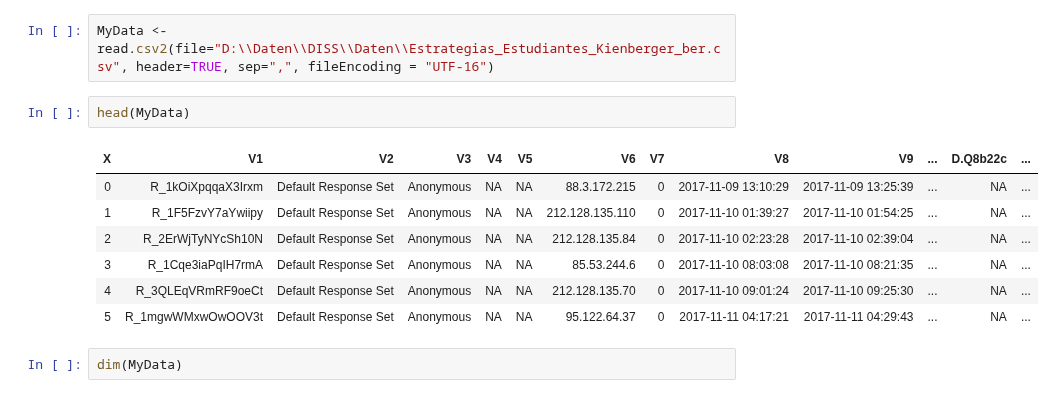
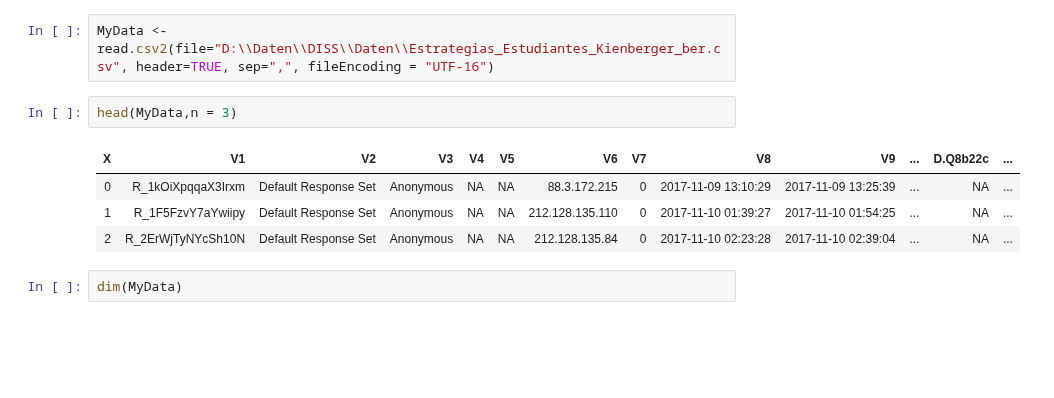
Before and after one commit to martinakienberger/Dissertation_LIS, a Jupyter notebook: IRT.ipynb, the cells around one changed output. Cells and saved outputs as stored; diff of their text form; blank space fills up the shorter version.

```diff
--- a/IRT.ipynb
+++ b/IRT.ipynb
@@ -1,15 +1,12 @@
 # %%
 MyData <- read.csv2(file="D:\\Daten\\DISS\\Daten\\Estrategias_Estudiantes_Kienberger_ber.csv", header=TRUE, sep=",", fileEncoding = "UTF-16")
 # %%
-head(MyData)
+head(MyData,n = 3)
 # %% [output]
 | X | V1 | V2 | V3 | V4 | V5 | V6 | V7 | V8 | V9 | ... | D.Q8b22c | ... |
 | 0 | R_1kOiXpqqaX3Irxm | Default Response Set | Anonymous | NA | NA | 88.3.172.215 | 0 | 2017-11-09 13:10:29 | 2017-11-09 13:25:39 | ... | NA | ... |
 | 1 | R_1F5FzvY7aYwiipy | Default Response Set | Anonymous | NA | NA | 212.128.135.110 | 0 | 2017-11-10 01:39:27 | 2017-11-10 01:54:25 | ... | NA | ... |
 | 2 | R_2ErWjTyNYcSh10N | Default Response Set | Anonymous | NA | NA | 212.128.135.84 | 0 | 2017-11-10 02:23:28 | 2017-11-10 02:39:04 | ... | NA | ... |
-| 3 | R_1Cqe3iaPqIH7rmA | Default Response Set | Anonymous | NA | NA | 85.53.244.6 | 0 | 2017-11-10 08:03:08 | 2017-11-10 08:21:35 | ... | NA | ... |
-| 4 | R_3QLEqVRmRF9oeCt | Default Response Set | Anonymous | NA | NA | 212.128.135.70 | 0 | 2017-11-10 09:01:24 | 2017-11-10 09:25:30 | ... | NA | ... |
-| 5 | R_1mgwWMxwOwOOV3t | Default Response Set | Anonymous | NA | NA | 95.122.64.37 | 0 | 2017-11-11 04:17:21 | 2017-11-11 04:29:43 | ... | NA | ... |
 # %%
 dim(MyData)
 # %% [output]
```
Also changed, not shown: parts of 20 cells of this notebook.
